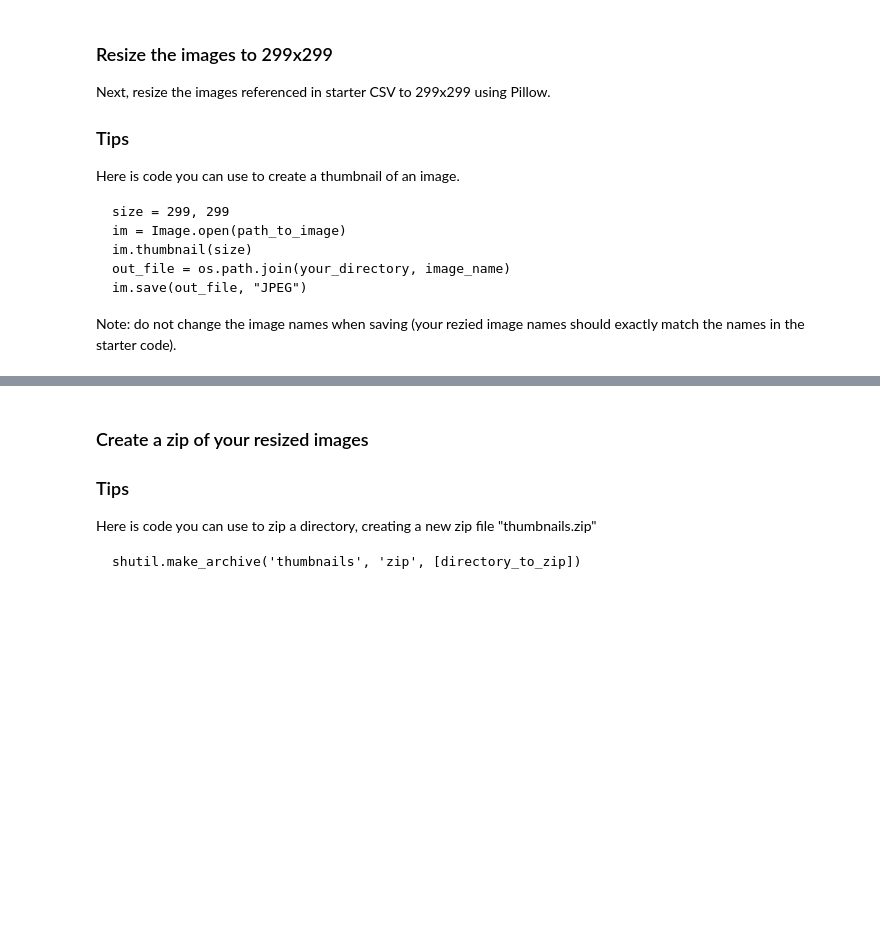
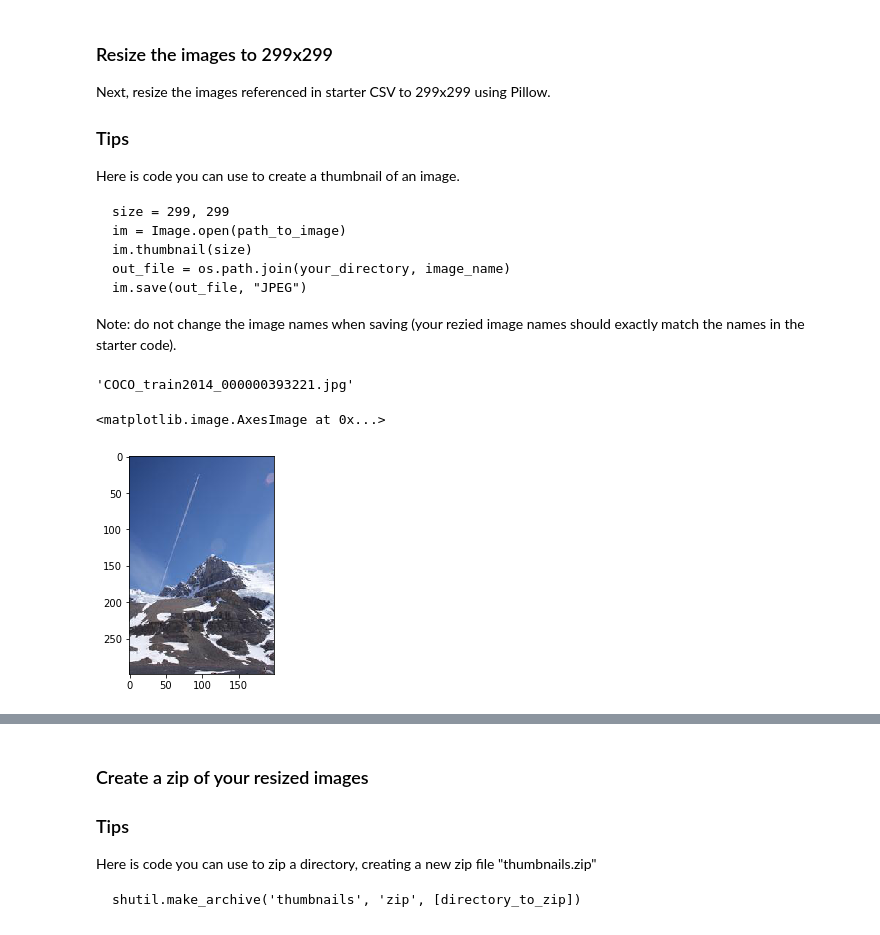
Before and after one commit to ysjbluemoon/Applied-Deep-Learning, a Jupyter notebook: Assignment 4/a4.ipynb, the cells around one changed output, grey strips where cells are left out. Drawn from its saved outputs; the diff is of its cells as text; code cells hidden in the pictures; blank space fills up the shorter version.

Commit message:
Resize the images

```diff
--- a/Assignment 4/a4.ipynb
+++ b/Assignment 4/a4.ipynb
@@ -286,0 +290,6 @@ im.save(out_file, "JPEG")
+# %%
+# Extract the unique image names from the starter csv
+a = df.Img.unique()
+a[0]
+# %% [output]
+'COCO_train2014_000000393221.jpg'
@@ -286,0 +304,6 @@ im.save(out_file, "JPEG")
+# %%
+im = plt.imread("resize_image/"+a[0])
+plt.imshow(im)
+# %% [output]
+<matplotlib.image.AxesImage at 0x...>
+[figure, added]
```
Also changed, not shown: parts of 8 cells of this notebook.
